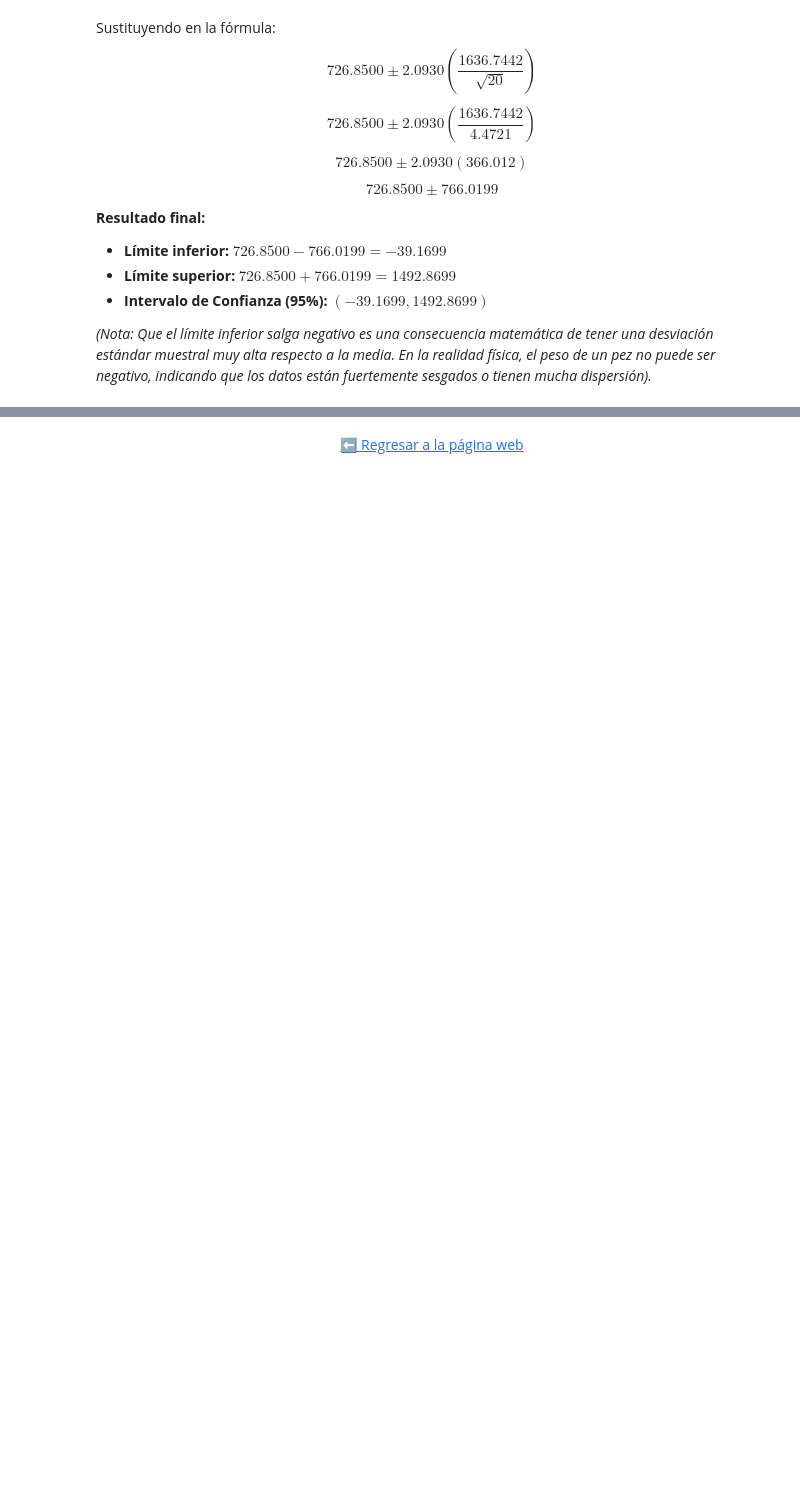
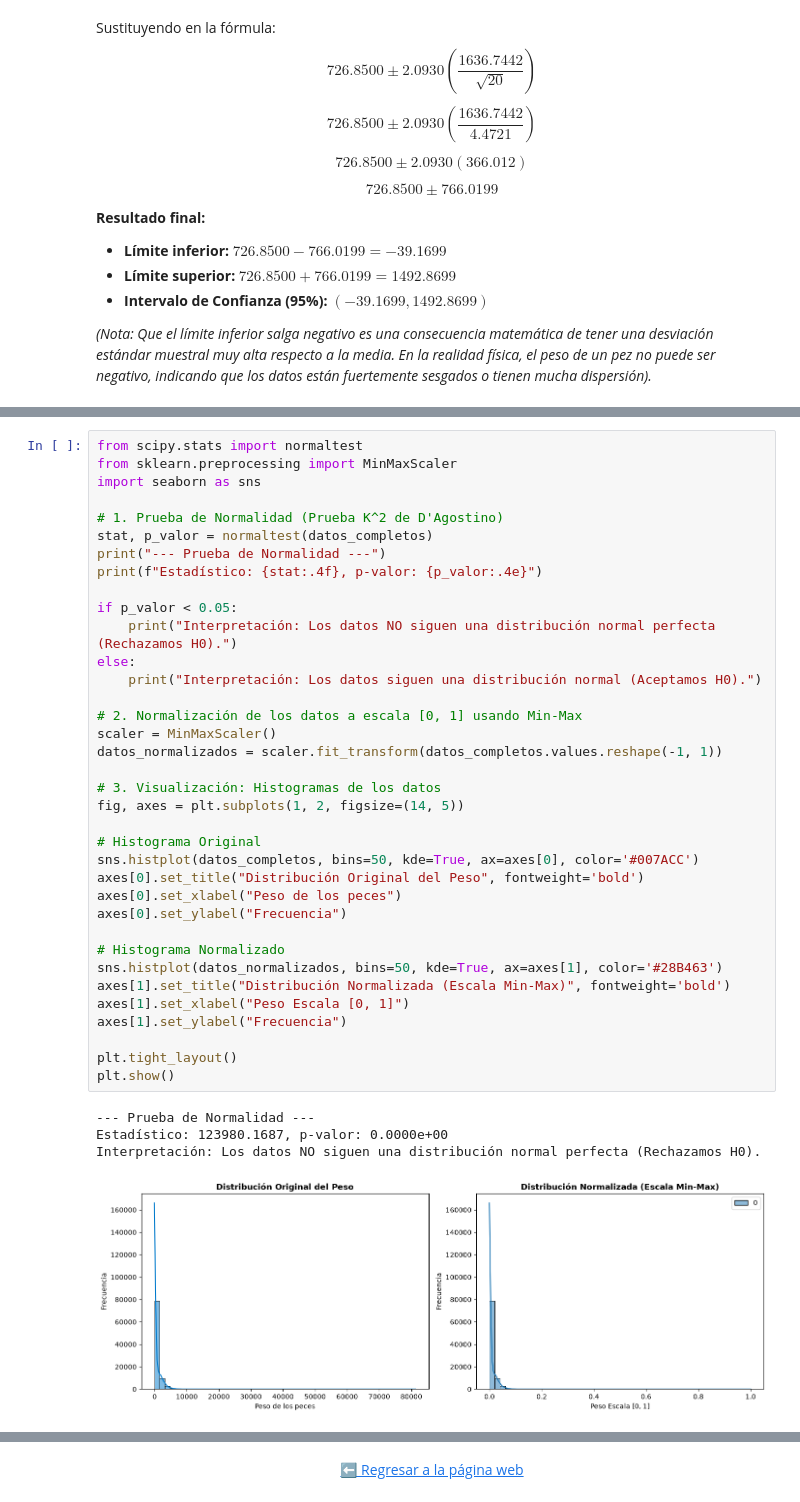
Before and after one commit to AxisCrazy/Probabilidad-y-estadistica-2, a Jupyter notebook: Portafolio_01.ipynb, the cells around one changed output, grey strips where cells are left out. Cells and saved outputs as stored; diff of their text form; blank space fills up the shorter version.

```diff
--- a/Portafolio_01.ipynb
+++ b/Portafolio_01.ipynb
@@ -270,0 +280,41 @@ Intervalo de Confianza T (95%): (-39.1699, 1492.8699)
+# %%
+from scipy.stats import normaltest
+from sklearn.preprocessing import MinMaxScaler
+import seaborn as sns
+
+# 1. Prueba de Normalidad (Prueba K^2 de D'Agostino)
+stat, p_valor = normaltest(datos_completos)
+print("--- Prueba de Normalidad ---")
+print(f"Estadístico: {stat:.4f}, p-valor: {p_valor:.4e}")
+
+if p_valor < 0.05:
+    print("Interpretación: Los datos NO siguen una distribución normal perfecta (Rechazamos H0).")
+else:
+    print("Interpretación: Los datos siguen una distribución normal (Aceptamos H0).")
+
+# 2. Normalización de los datos a escala [0, 1] usando Min-Max
+scaler = MinMaxScaler()
+datos_normalizados = scaler.fit_transform(datos_completos.values.reshape(-1, 1))
+
+# 3. Visualización: Histogramas de los datos
+fig, axes = plt.subplots(1, 2, figsize=(14, 5))
+
+# Histograma Original
+sns.histplot(datos_completos, bins=50, kde=True, ax=axes[0], color='#007ACC')
+axes[0].set_title("Distribución Original del Peso", fontweight='bold')
+axes[0].set_xlabel("Peso de los peces")
+axes[0].set_ylabel("Frecuencia")
+
+# Histograma Normalizado
+sns.histplot(datos_normalizados, bins=50, kde=True, ax=axes[1], color='#28B463')
+axes[1].set_title("Distribución Normalizada (Escala Min-Max)", fontweight='bold')
+axes[1].set_xlabel("Peso Escala [0, 1]")
+axes[1].set_ylabel("Frecuencia")
+
+plt.tight_layout()
+plt.show()
+# %% [output]
+--- Prueba de Normalidad ---
+Estadístico: 123980.1687, p-valor: 0.0000e+00
+Interpretación: Los datos NO siguen una distribución normal perfecta (Rechazamos H0).
+[figure, added]
```
Also changed, not shown: parts of 6 cells of this notebook.
